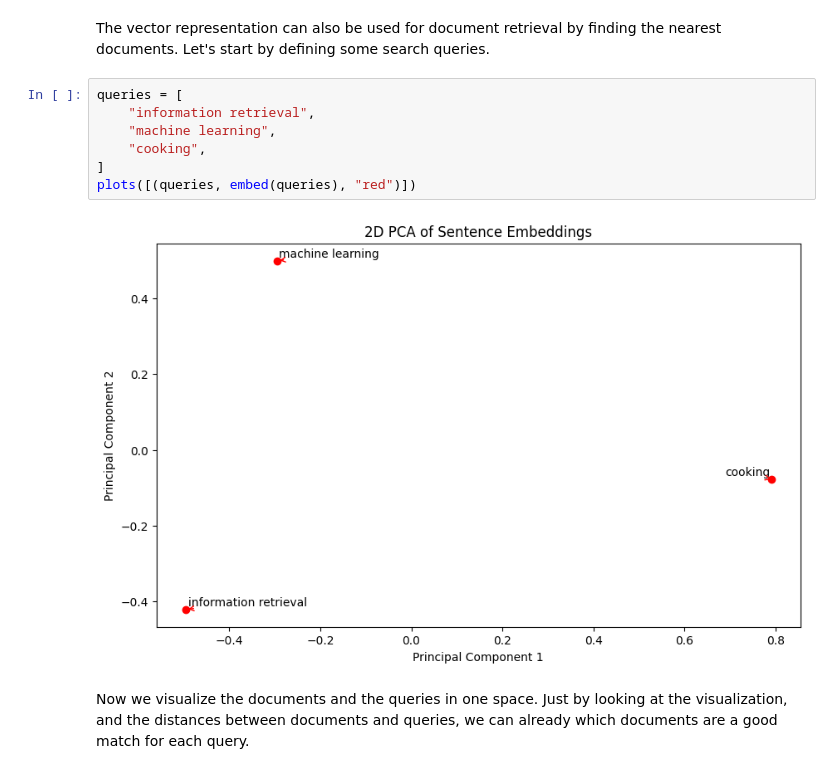
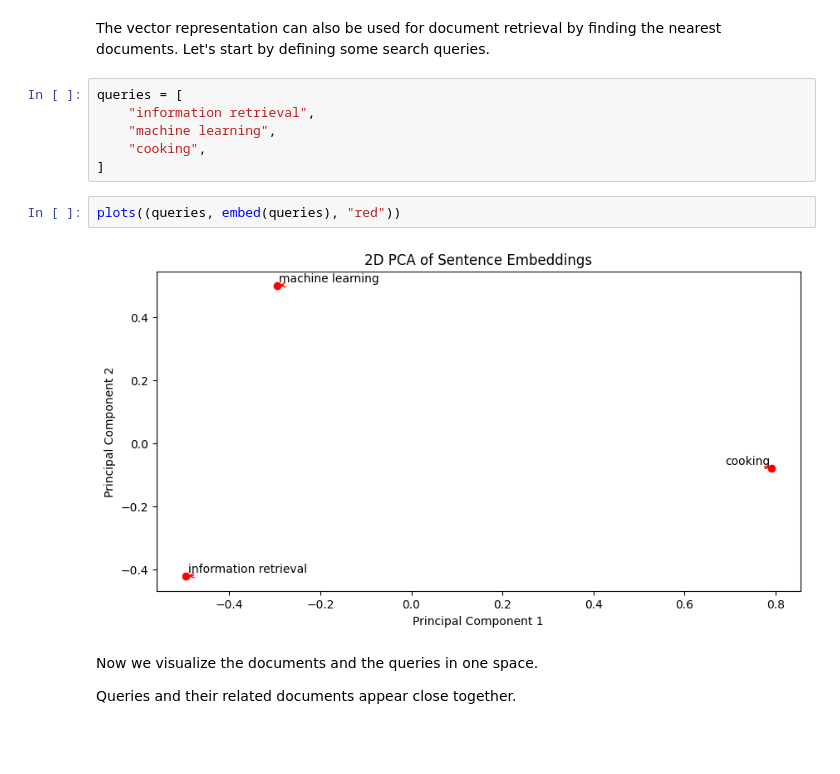
Before and after one commit to georgms/vector-intro, a Jupyter notebook: vector-intro.ipynb, the cells around one changed output. Drawn from its saved outputs; the diff is of its cells as text; blank space fills up the shorter version.

```diff
--- a/vector-intro.ipynb
+++ b/vector-intro.ipynb
@@ -153,14 +244,17 @@ plots([(documents, embed(documents), "green")])
 # %% [markdown]
 The vector representation can also be used for document retrieval by finding the nearest documents. Let's start by defining some search queries.
-# %%
-queries = [
-    "information retrieval",
-    "machine learning",
-    "cooking",
-]
-plots([(queries, embed(queries), "red")])
-# %% [output]
-[figure, removed]
+# %%
+queries = [
+    "information retrieval",
+    "machine learning",
+    "cooking",
+]
+# %%
+plots((queries, embed(queries), "red"))
+# %% [output]
+[figure, added]
 # %% [markdown]
-Now we visualize the documents and the queries in one space. Just by looking at the visualization, and the distances between documents and queries, we can already which documents are a good match for each query.
+Now we visualize the documents and the queries in one space.
+
+Queries and their related documents appear close together.
 # %%
```
Also changed, not shown: parts of 30 cells of this notebook, 1 other file.
